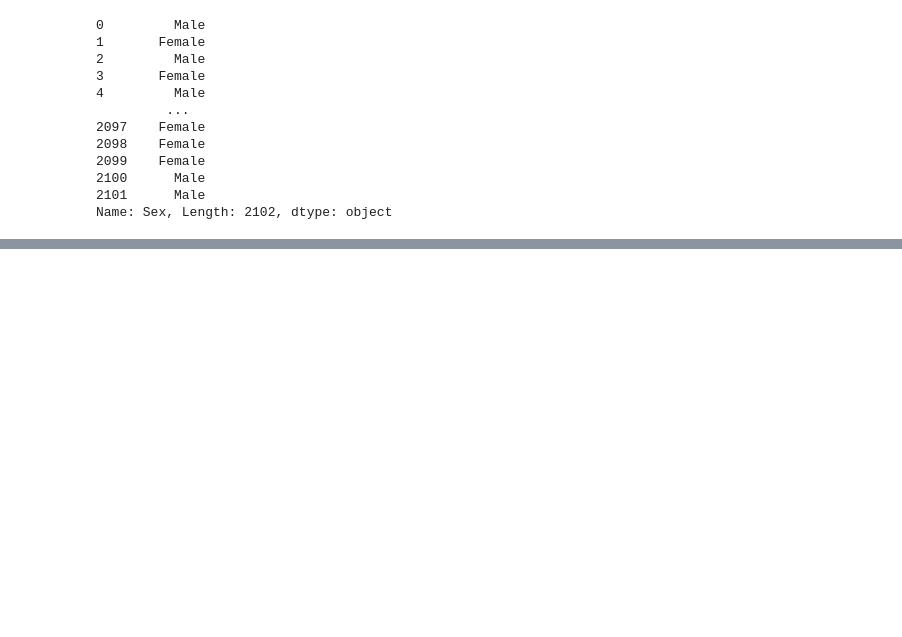
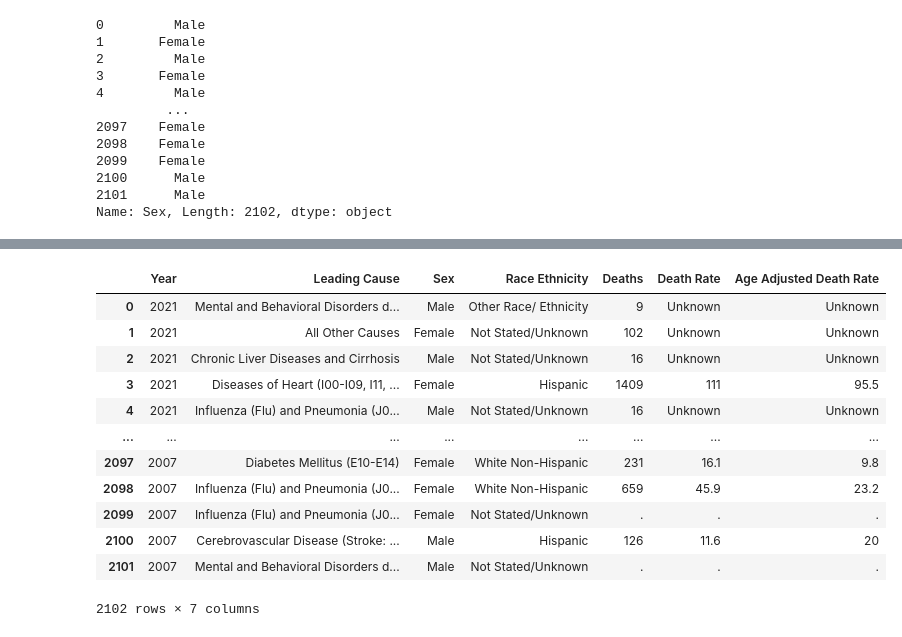
Before and after one commit to Hamza-C0DES/New-York-City-Leading-Causes-of-Death-Peer-Programming, a Jupyter notebook: Untitled.ipynb, the cells around one changed output, grey strips where cells are left out. Saved outputs shown, nothing was run; the diff lists cells and outputs as text; code cells hidden in the pictures; blank space fills up the shorter version.

```diff
--- a/Untitled.ipynb
+++ b/Untitled.ipynb
@@ -277 +290,17 @@ raw_data["Sex"]
 Name: Sex, Length: 2102, dtype: object
+# %%
+raw_data
+# %% [output]
+|  | Year | Leading Cause | Sex | Race Ethnicity | Deaths | Death Rate | Age Adjusted Death Rate |
+| 0 | 2021 | Mental and Behavioral Disorders d... | Male | Other Race/ Ethnicity | 9 | Unknown | Unknown |
+| 1 | 2021 | All Other Causes | Female | Not Stated/Unknown | 102 | Unknown | Unknown |
+| 2 | 2021 | Chronic Liver Diseases and Cirrhosis | Male | Not Stated/Unknown | 16 | Unknown | Unknown |
+| 3 | 2021 | Diseases of Heart (I00-I09, I11, ... | Female | Hispanic | 1409 | 111 | 95.5 |
+| 4 | 2021 | Influenza (Flu) and Pneumonia (J0... | Male | Not Stated/Unknown | 16 | Unknown | Unknown |
+| ... | ... | ... | ... | ... | ... | ... | ... |
+| 2097 | 2007 | Diabetes Mellitus (E10-E14) | Female | White Non-Hispanic | 231 | 16.1 | 9.8 |
+| 2098 | 2007 | Influenza (Flu) and Pneumonia (J0... | Female | White Non-Hispanic | 659 | 45.9 | 23.2 |
+| 2099 | 2007 | Influenza (Flu) and Pneumonia (J0... | Female | Not Stated/Unknown | . | . | . |
+| 2100 | 2007 | Cerebrovascular Disease (Stroke: ... | Male | Hispanic | 126 | 11.6 | 20 |
+| 2101 | 2007 | Mental and Behavioral Disorders d... | Male | Not Stated/Unknown | . | . | . |
+2102 rows × 7 columns
```
Also changed, not shown: parts of 9 cells of this notebook.
